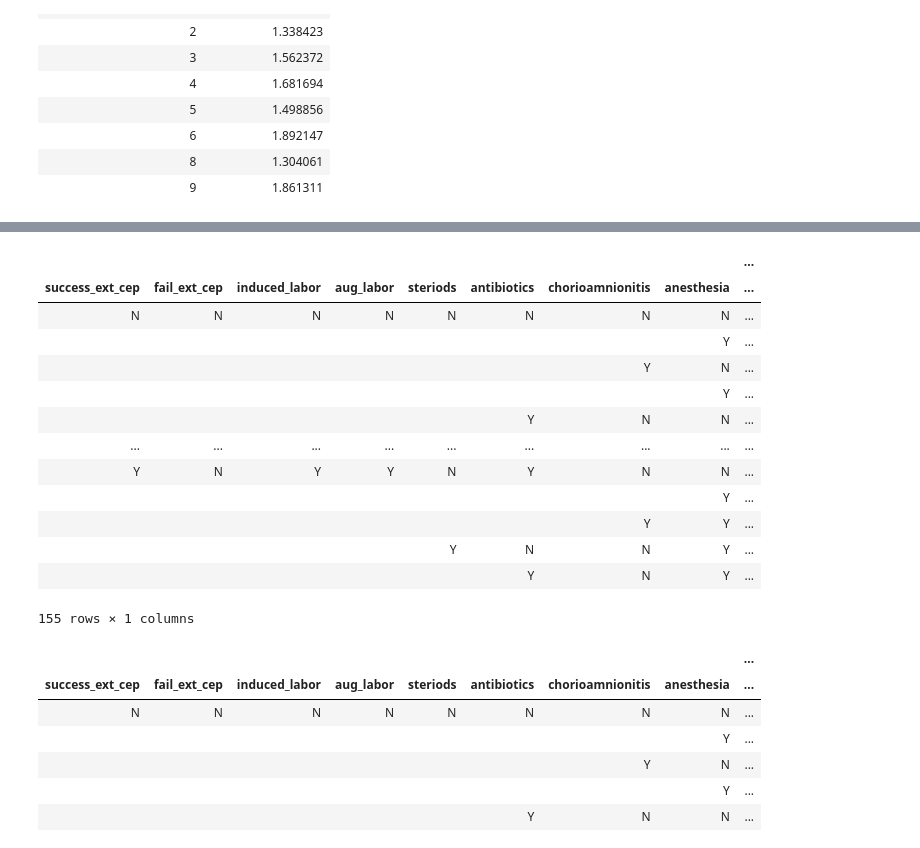
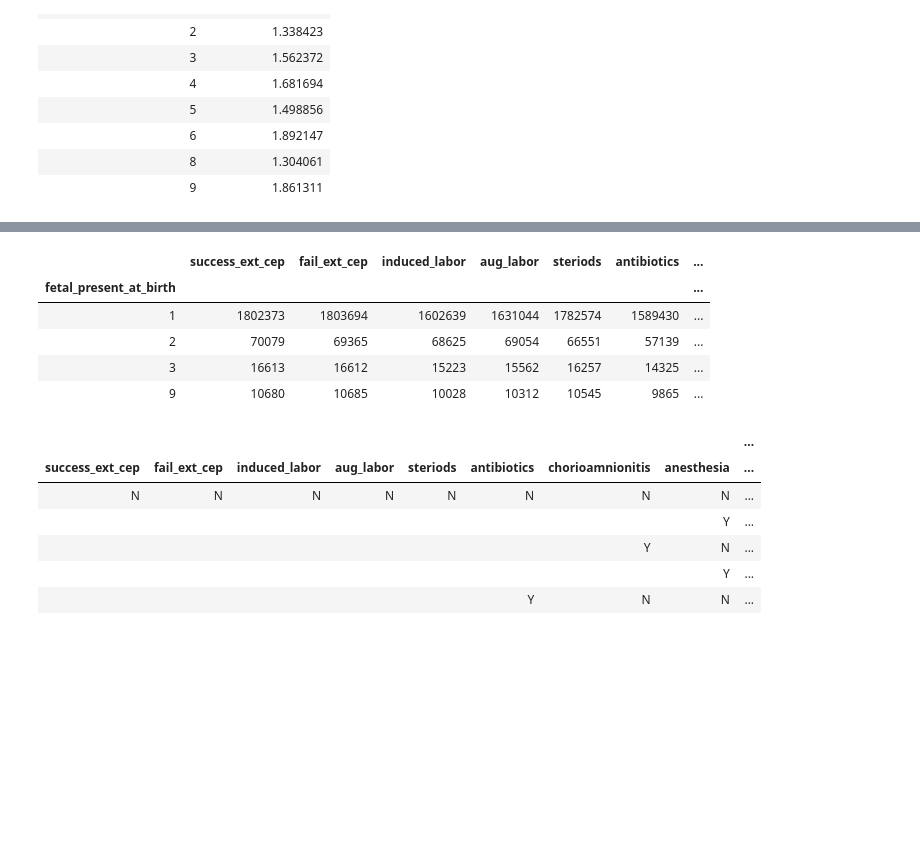
Before and after one commit to edwin-back/Capstone_CDC_Infant_Mortality, a Jupyter notebook: Jason/Capstone Code/2018 natality data to clean-checkpoint.ipynb, the cells around one changed output, grey strips where cells are left out. Drawn from its saved outputs; the diff is of its cells as text; code cells hidden in the pictures; blank space fills up the shorter version.

```diff
--- a/Jason/Capstone Code/2018 natality data to clean.ipynb
+++ b/Jason/Capstone Code/2018 natality data to clean-checkpoint.ipynb
@@ -107,0 +330,6 @@ natality_2018.groupby(["delivery_payment_source"])[["attendant_at_birth", "fetal
+# %%
+natality_2018["gonorrhea"]= natality_2018["gonorrhea"].map(no_infection)
+# %%
+infections = ["syphilis", "chlamydia", "hepB", "hepC"]
+for infection in infections:
+    natality_2018[infection] = natality_2018[infection].map(no_infection)
@@ -129,21 +379,26 @@ natality_2018.groupby(["gonorrhea", "syphilis", "chlamydia", "hepB", "hepC"])[["
+# %%
+def all_medication(x):
+    if 'Y' in x:
+        return 1
+    elif 'N' in x:
+        return 2
+    else:
+        return 3
+# %%
+medication = ["success_ext_cep", "fail_ext_cep", "induced_labor", "aug_labor",
+                      "steriods", "antibiotics", "chorioamnionitis", "anesthesia"]
+for medication in medication:
+    natality_2018[medication] = natality_2018[medication].map(all_medication)
 # %%
-natality_2018.groupby(["success_ext_cep", "fail_ext_cep", "induced_labor", "aug_labor",
-                      "steriods", "antibiotics", "chorioamnionitis", "anesthesia"])[["fetal_present_at_birth"]].count()
+natality_2018.groupby(["fetal_present_at_birth"])[["success_ext_cep", "fail_ext_cep", "induced_labor", "aug_labor",
+                      "steriods", "antibiotics", "chorioamnionitis", "anesthesia"]].sum()
 # %% [output]
-|  |  |  |  |  |  |  |  | ... |
-| success_ext_cep | fail_ext_cep | induced_labor | aug_labor | steriods | antibiotics | chorioamnionitis | anesthesia | ... |
-| N | N | N | N | N | N | N | N | ... |
-|  |  |  |  |  |  |  | Y | ... |
-|  |  |  |  |  |  | Y | N | ... |
-|  |  |  |  |  |  |  | Y | ... |
-|  |  |  |  |  | Y | N | N | ... |
-| ... | ... | ... | ... | ... | ... | ... | ... | ... |
-| Y | N | Y | Y | N | Y | N | N | ... |
-|  |  |  |  |  |  |  | Y | ... |
-|  |  |  |  |  |  | Y | Y | ... |
-|  |  |  |  | Y | N | N | Y | ... |
-|  |  |  |  |  | Y | N | Y | ... |
+|  | success_ext_cep | fail_ext_cep | induced_labor | aug_labor | steriods | antibiotics | ... |
+| fetal_present_at_birth |  |  |  |  |  |  | ... |
+| 1 | 1802373 | 1803694 | 1602639 | 1631044 | 1782574 | 1589430 | ... |
+| 2 | 70079 | 69365 | 68625 | 69054 | 66551 | 57139 | ... |
+| 3 | 16613 | 16612 | 15223 | 15562 | 16257 | 14325 | ... |
+| 9 | 10680 | 10685 | 10028 | 10312 | 10545 | 9865 | ... |
-155 rows × 1 columns
 # %%
 natality_2018.groupby(["success_ext_cep", "fail_ext_cep", "induced_labor", "aug_labor",
                       "steriods", "antibiotics", "chorioamnionitis", "anesthesia"])[["fetal_present_at_birth"]].mean()
```
Also changed, not shown: parts of 32 cells of this notebook.
